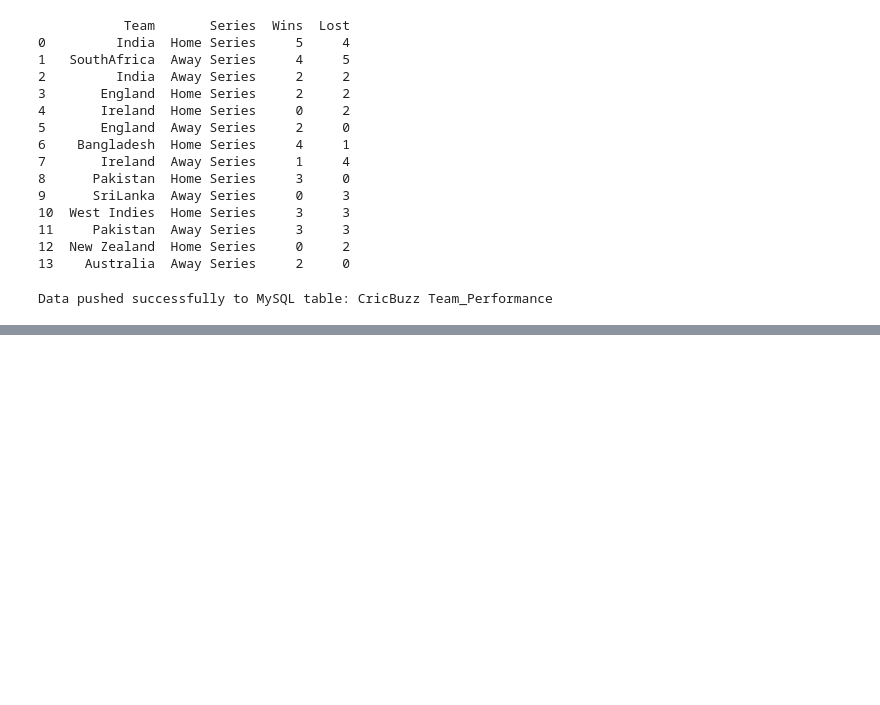
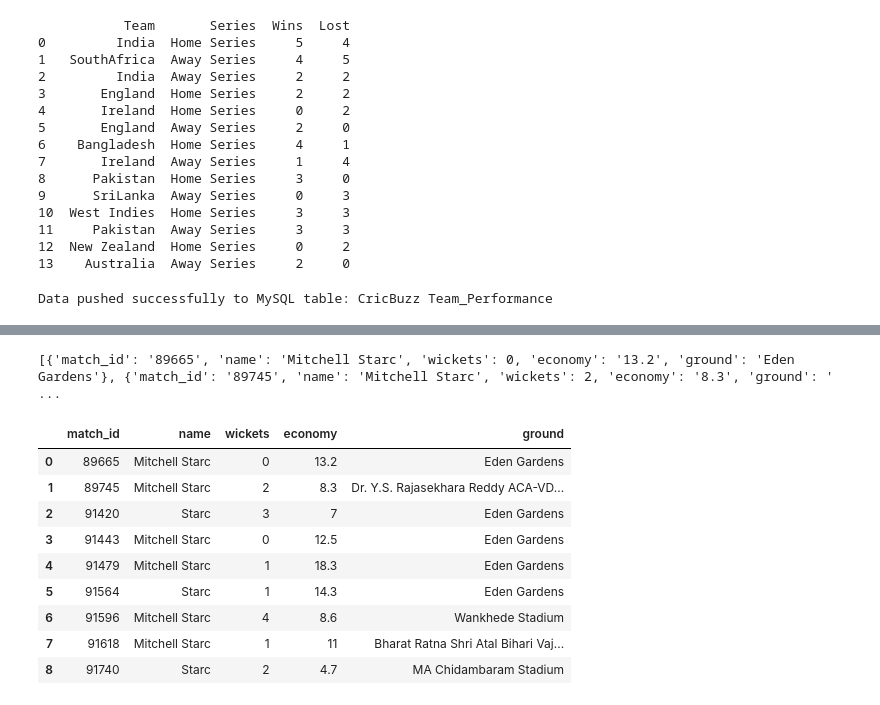
Before and after one commit to dhineshnathank/Cricbuzz, a Jupyter notebook: notebooks/CB25questions.ipynb, the cells around one changed output, grey strips where cells are left out. Drawn from its saved outputs; the diff is of its cells as text; code cells hidden in the pictures; blank space fills up the shorter version.

```diff
--- a/notebooks/CB25questions.ipynb
+++ b/notebooks/CB25questions.ipynb
@@ -2150,0 +2311,19 @@ Data pushed successfully to MySQL table: CricBuzz Team_Performance
+# %%
+match_ids=[89665, 89721, 89745, 89779, 91420, 91443, 91479, 91528, 91564, 91596, 91618, 91658, 91677, 91726, 91736, 91740]
+score_card=[]
+for i in match_ids:
+    url = f"https://cricbuzz-cricket.p.rapidapi.com/mcenter/v1/{i}/scard"
+
+    headers = {
+	    "x-rapidapi-key": "f28eedda78mshf250801249f0213p108557jsn01ea9788bf50",
+	    "x-rapidapi-host": "cricbuzz-cricket.p.rapidapi.com"
+    }
+
+    response = requests.get(url, headers=headers)
+    try:
+        json_data = response.json()
+        score_card.append(json_data)
+    except:
+        continue
+
+score_card
@@ -2150,0 +2348,21 @@ Data pushed successfully to MySQL table: CricBuzz Team_Performance
+# %%
+
+starc_stats = []
+
+for match in score_card:
+    scorecard_list = match.get("scorecard", [])
+
+    for innings in scorecard_list:
+        bowlers = innings.get("bowler", [])
+
+        for bowler in bowlers:
+            if bowler.get("name", "").lower() in ["starc", "mitchell starc"]:
+                starc_stats.append({
+                    "match_id": match.get("appindex", {}).get("weburl", "").split("/")[4],
+                    #"innings_id": innings.get("inningsid"),
+                    "name": bowler.get("name"),
+                    "wickets": bowler.get("wickets"),
+                    "economy": bowler.get("economy")
+                })
+
+starc_stats
@@ -2150,0 +2387,27 @@ Data pushed successfully to MySQL table: CricBuzz Team_Performance
+# %%
+for item in starc_stats:
+    mid = int(item['match_id'])
+
+    for m in match_venue_details:
+        if m['Match ID'] == mid:
+            item['ground'] = m['Ground']
+            break
+
+print(starc_stats)
+# %% [output]
+[{'match_id': '89665', 'name': 'Mitchell Starc', 'wickets': 0, 'economy': '13.2', 'ground': 'Eden Gardens'}, {'match_id': '89745', 'name': 'Mitchell Starc', 'wickets': 2, 'economy': '8.3', 'ground': ' ...
+# %%
+import pandas as pd
+starc_table=pd.DataFrame(starc_stats)
+starc_table
+# %% [output]
+|  | match_id | name | wickets | economy | ground |
+| 0 | 89665 | Mitchell Starc | 0 | 13.2 | Eden Gardens |
+| 1 | 89745 | Mitchell Starc | 2 | 8.3 | Dr. Y.S. Rajasekhara Reddy ACA-VD... |
+| 2 | 91420 | Starc | 3 | 7 | Eden Gardens |
+| 3 | 91443 | Mitchell Starc | 0 | 12.5 | Eden Gardens |
+| 4 | 91479 | Mitchell Starc | 1 | 18.3 | Eden Gardens |
+| 5 | 91564 | Starc | 1 | 14.3 | Eden Gardens |
+| 6 | 91596 | Mitchell Starc | 4 | 8.6 | Wankhede Stadium |
+| 7 | 91618 | Mitchell Starc | 1 | 11 | Bharat Ratna Shri Atal Bihari Vaj... |
+| 8 | 91740 | Starc | 2 | 4.7 | MA Chidambaram Stadium |
```
Also changed, not shown: parts of 24 cells of this notebook.
